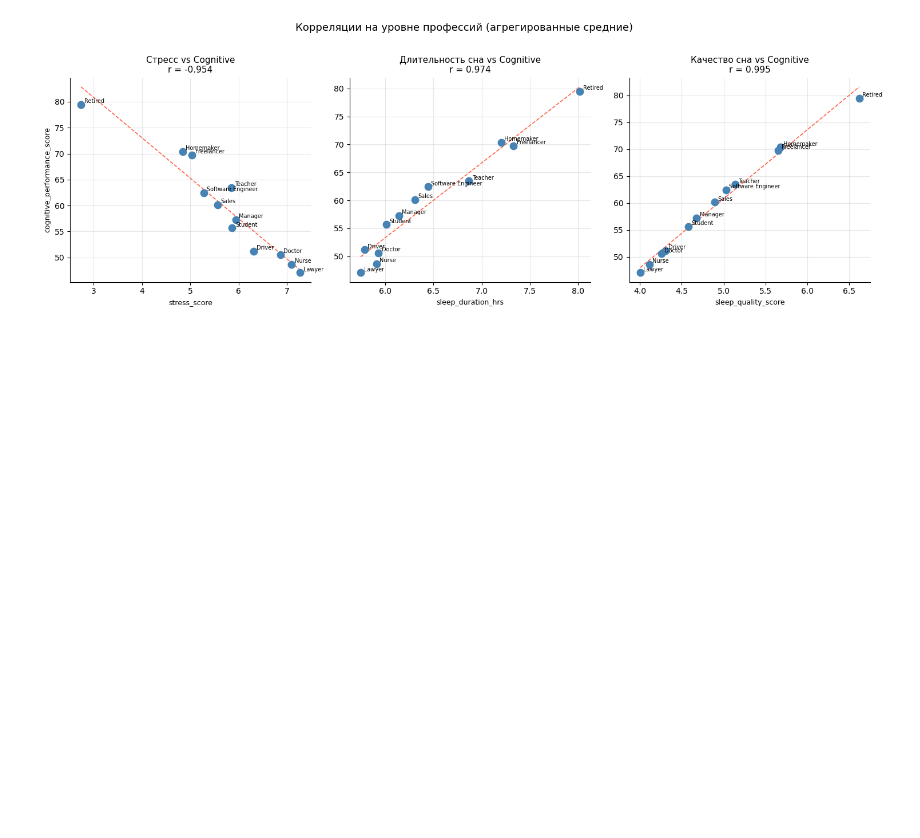
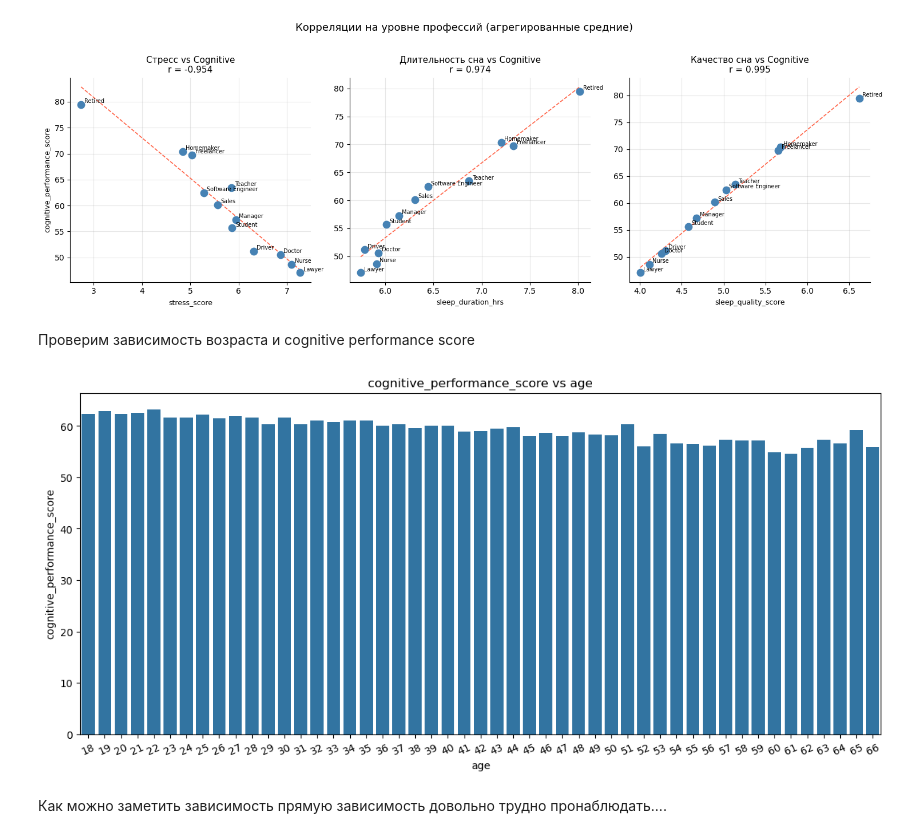
Before and after one commit to mello-bit/MS-Analysis-of-influence-sleep-durations-on-life-performance, a Jupyter notebook: analysis.ipynb, the cells around one changed output. Saved outputs shown, nothing was run; the diff lists cells and outputs as text; code cells hidden in the pictures; blank space fills up the shorter version.

```diff
--- a/analysis.ipynb
+++ b/analysis.ipynb
@@ -805,3 +799,25 @@ plt.tight_layout()
 plt.show()
 # %% [output]
 [figure]
+# %% [markdown]
+Проверим зависимость возраста и cognitive performance score
+# %%
+age_vs_cognitive_performance_score = (df.groupby("age")
+                                      [["cognitive_performance_score"]]
+                                      .median()
+                                      .sort_values('cognitive_performance_score', ascending=False)
+                                )
+
+fig, axes = plt.subplots(1, 1, figsize=(14, 6))
+sns.barplot(
+    data=age_vs_cognitive_performance_score,
+    x="age",
+    y="cognitive_performance_score",
+)
+axes.set_title("cognitive_performance_score vs age")
+plt.xticks(rotation=25)
+plt.show()
+# %% [output]
+[figure, added]
+# %% [markdown]
+Как можно заметить зависимость прямую зависимость довольно трудно пронаблюдать....
```
Also changed, not shown: parts of 40 cells of this notebook.
